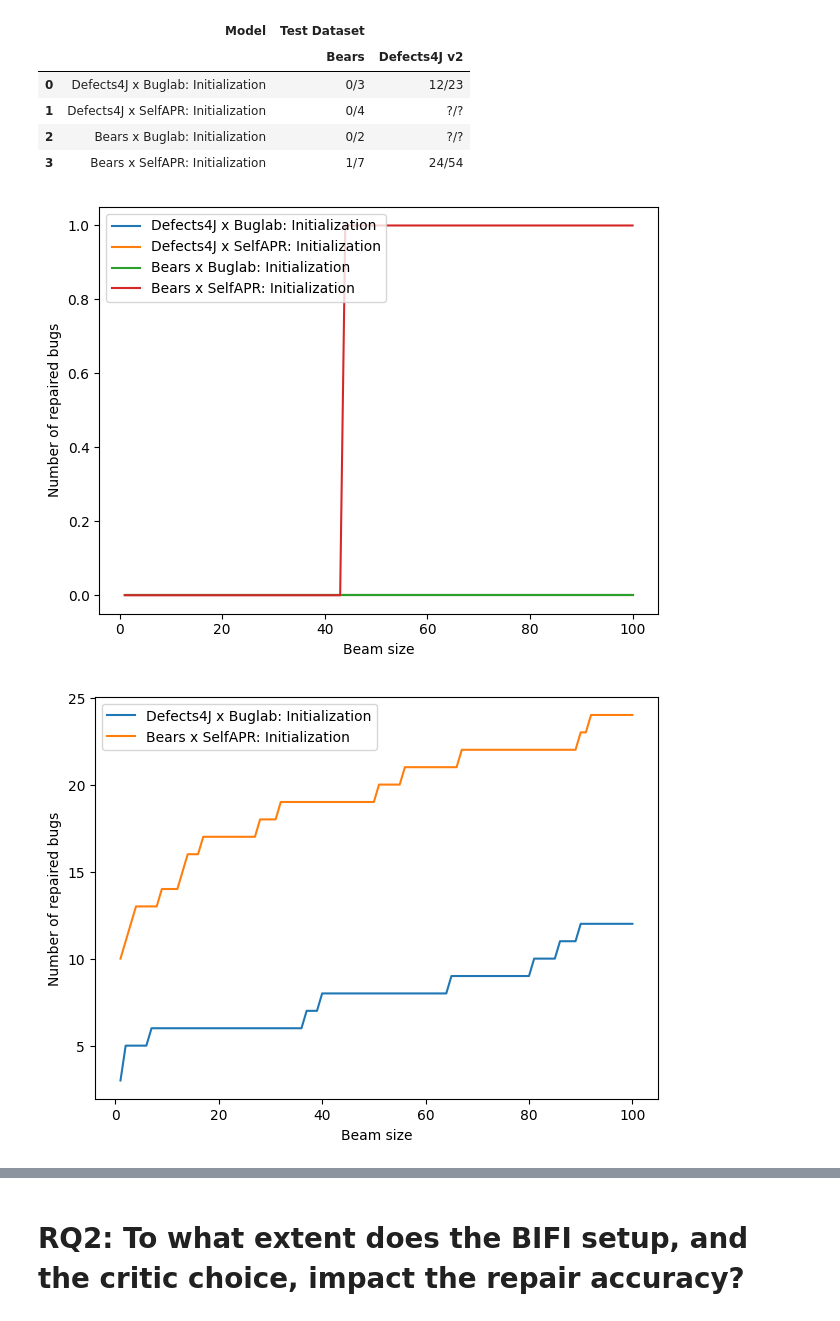
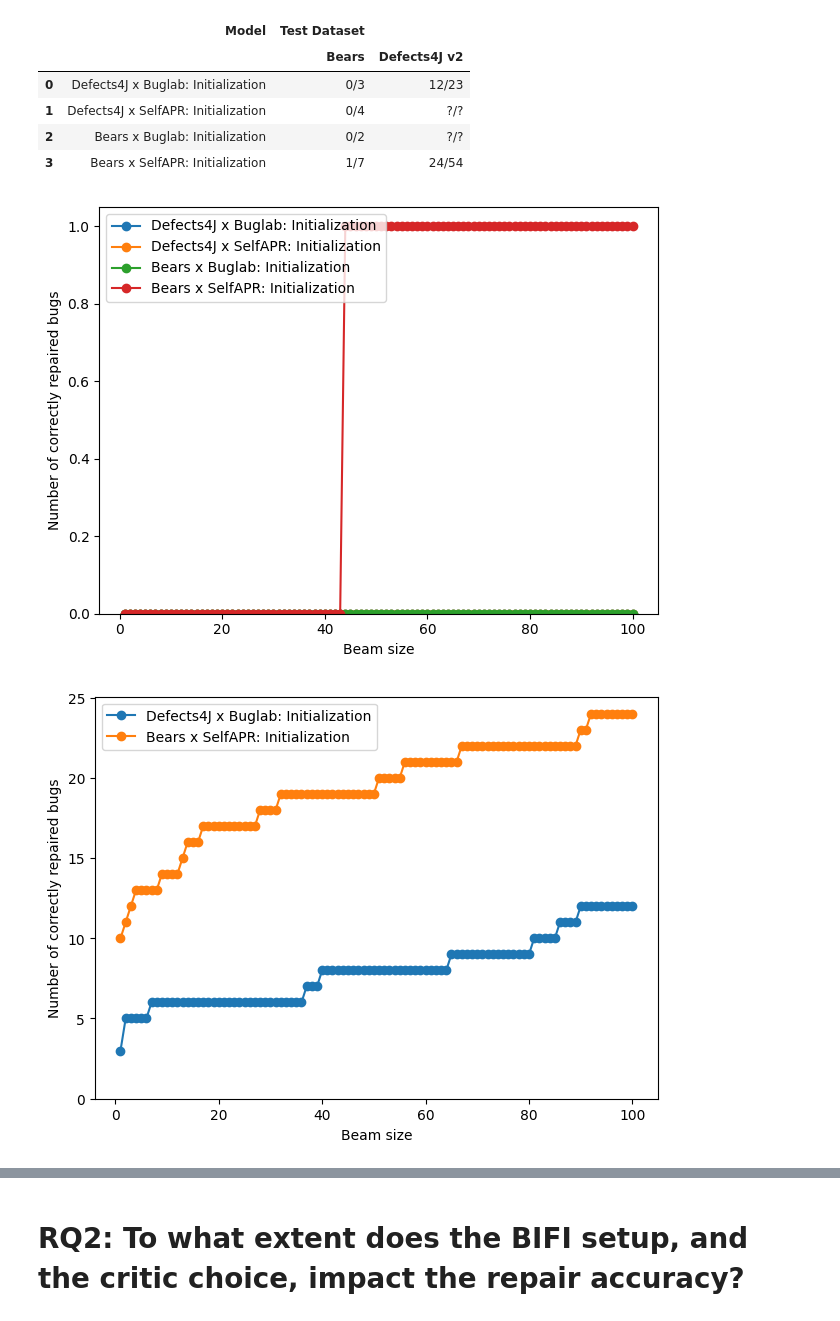
Before and after one commit to andre15silva/mufin, a Jupyter notebook: models_analysis.ipynb, the cells around one changed output, grey strips where cells are left out. Drawn from its saved outputs; the diff is of its cells as text; code cells hidden in the pictures.

```diff
--- a/models_analysis.ipynb
+++ b/models_analysis.ipynb
@@ -234,37 +234,39 @@ experiments = ["defects4j_buglab", "defects4j_selfapr", "bears_buglab", "bears_s
 
 plt.figure("defects4j")
 plt.figure("bears")
 
 for ex in experiments:
     bears_path = "/mnt/data/andre/mscthesis/experiments/%s/round0/fixer/eval_single_hunk_bears_bw_100_analyzed.json" % ex
     d4j_path = "/mnt/data/andre/mscthesis/experiments/%s/round0/fixer/eval_single_hunk_defects4j_bw_100_analyzed.json" % ex
 
     if exists(bears_path):
         tb = [int(get_number_test(read_eval_bears(bears_path), k).split("/")[0]) for k in top_k]
         plt.figure("bears")
-        plt.plot(top_k, tb, label=get_model_label(ex, "round0"))
+        plt.plot(top_k, tb, "-o", label=get_model_label(ex, "round0"))
 
     if exists(d4j_path):
         td = [int(get_number_test(read_eval_d4j(d4j_path), k).split("/")[0]) for k in top_k]
         plt.figure("defects4j")
-        plt.plot(top_k, td, label=get_model_label(ex, "round0"))
+        plt.plot(top_k, td, "-o", label=get_model_label(ex, "round0"))
 
 plt.figure("bears")
 plt.legend(loc="upper left")
 plt.xlabel("Beam size")
-plt.ylabel("Number of repaired bugs")
+plt.ylabel("Number of correctly repaired bugs")
+plt.ylim(bottom=0)
 plt.tight_layout()
 plt.savefig("./results/rq1/repair_accuracy_bears.svg")
 
 plt.figure("defects4j")
 plt.legend(loc="upper left")
 plt.xlabel("Beam size")
-plt.ylabel("Number of repaired bugs")
+plt.ylabel("Number of correctly repaired bugs")
+plt.ylim(bottom=0)
 plt.tight_layout()
 plt.savefig("./results/rq1/repair_accuracy_d4j.svg")
 
 plt.show()
 # %% [output]
-[figure, old version]
+[figure, new version]
-[figure, old version]
+[figure, new version]
 # %%
```
Also changed, not shown: parts of 1 cell of this notebook.
